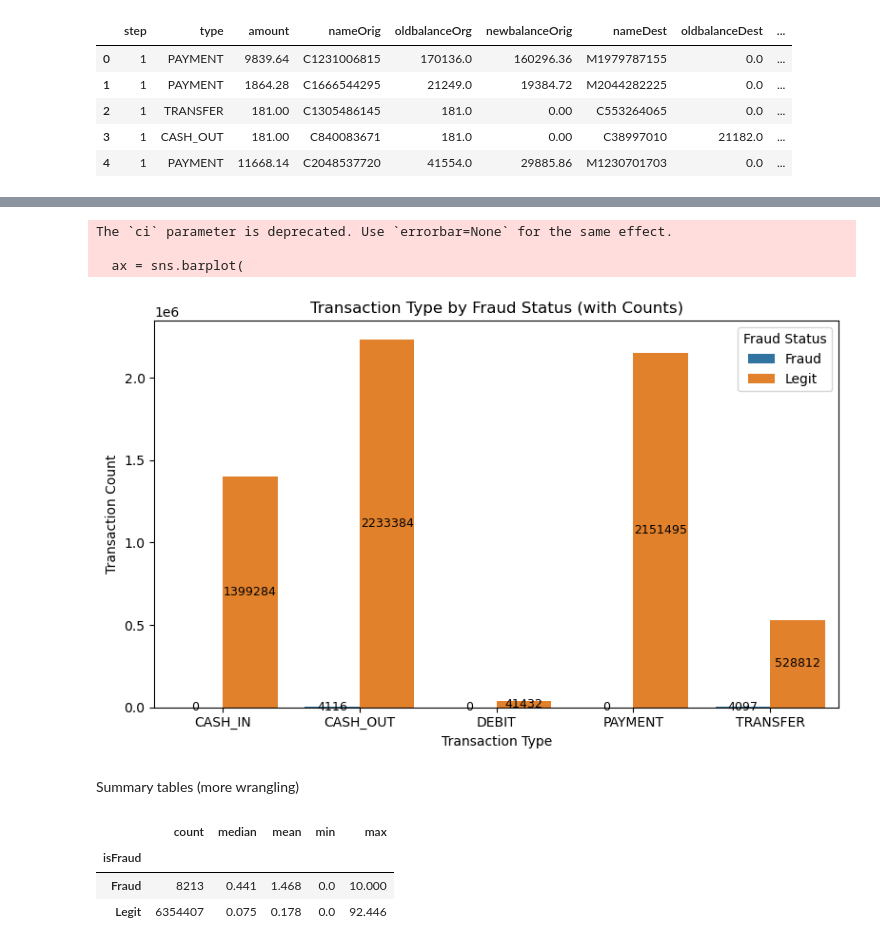
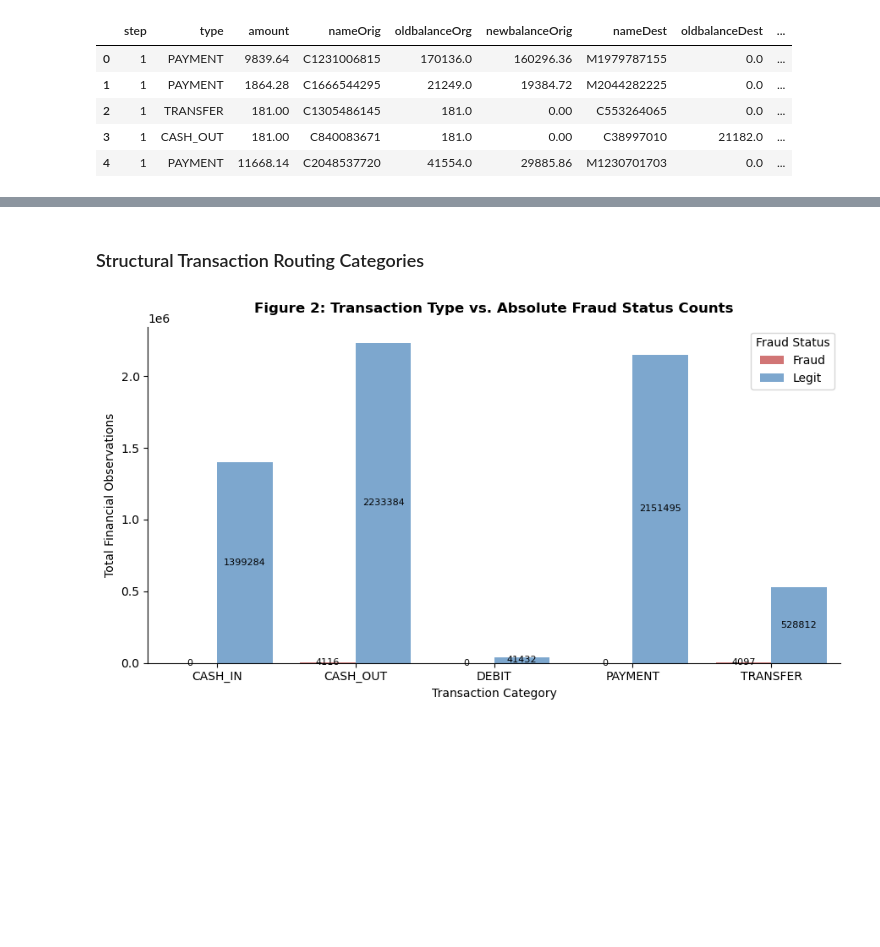
Before and after one commit to monica01101100/data-analysis-portfolio, a Jupyter notebook: finance-projects/banksim-fraud-detection/notebooks/01_eda_and_imputation.ipynb, the cells around one changed output, grey strips where cells are left out. Drawn from its saved outputs; the diff is of its cells as text; code cells hidden in the pictures; blank space fills up the shorter version.

Commit message:
Update BankSim fraud detection EDA notebook

```diff
--- a/finance-projects/banksim-fraud-detection/notebooks/01_eda_and_imputation.ipynb
+++ b/finance-projects/banksim-fraud-detection/notebooks/01_eda_and_imputation.ipynb
@@ -27,0 +29,19 @@ fraud_rate
+# %%
+# Standardize and check the target column formatting
+if df["isFraud"].dtype.name != "category":
+    df["isFraud"] = (
+        df["isFraud"]
+        .map({0: "Legit", 1: "Fraud", "Legit": "Legit", "Fraud": "Fraud"})
+        .astype("category")
+    )
+
+# Compute the exact fraud status prevalence rate using string matching
+fraud_count = (df["isFraud"] == "Fraud").sum()
+total_records = len(df)
+fraud_rate = (fraud_count / total_records) * 100
+
+# Print the verified statistical summaries
+print("--- Baseline Fraud Status Prevalence Check ---")
+print(f"Total Transactions: {total_records:,}")
+print(f"Total Fraud Events: {fraud_count:,}")
+print(f"Verified Fraud Prevalence Rate: {fraud_rate:.3f}%")
@@ -71,42 +146,44 @@ counts.head()
+# %% [markdown]
+### Structural Transaction Routing Categories
 # %%
-plt.figure(figsize=(8, 5))
+# Aggregate raw frequency indices across transaction types and fraud statuses
+counts = df.groupby(["type", "isFraud"]).size().reset_index(name="n")
+
+# Safety Check: Force ensure the labels inside the counts dataframe are text-based strings
+counts["isFraud"] = counts["isFraud"].map({0: "Legit", 1: "Fraud", "Legit": "Legit", "Fraud": "Fraud"}).astype("category")
+
+custom_palette = {"Fraud": "#e06666", "Legit": "#6fa8dc"}
+
+# Generate count charts using the explicit custom colour mapping
+plt.figure(figsize=(9, 5))
 ax = sns.barplot(
     data=counts,
     x="type",
     y="n",
     hue="isFraud",
     estimator=sum,
-    ci=None
+    errorbar=None,
+    palette=custom_palette, # Swapped generic palette for your target red/blue hex colors
 )
 
-plt.title("Transaction Type by Fraud Status (with Counts)")
-plt.xlabel("Transaction Type")
-plt.ylabel("Transaction Count")
+# Apply professional titles and axis labels
+plt.title(
+    "Figure 2: Transaction Type vs. Absolute Fraud Status Counts",
+    weight="bold",
+    pad=12,
+)
+plt.xlabel("Transaction Category")
+plt.ylabel("Total Financial Observations")
 
-# Annotate stacked bars with counts
+# Add exact integer values to the centers of the chart blocks
 for container in ax.containers:
-    ax.bar_label(container, fmt='%d', label_type='center', fontsize=9, color="black")
+    ax.bar_label(
+        container, fmt="%d", label_type="center", fontsize=8, color="black"
+    )
 
 plt.legend(title="Fraud Status")
+sns.despine()
 plt.tight_layout()
 plt.show()
 # %% [output]
-The `ci` parameter is deprecated. Use `errorbar=None` for the same effect.
-
-  ax = sns.barplot(
-[figure, old version]
+[figure, new version]
-# %% [markdown]
-Summary tables (more wrangling)
-# %%
-# Table: summary of amount (millions) by fraud status
-amount_summary = (
-    df.groupby('isFraud')['amount_millions']
-      .agg(['count', 'median', 'mean', 'min', 'max'])
-      .round(3)
-)
-amount_summary
-# %% [output]
-|  | count | median | mean | min | max |
-| isFraud |  |  |  |  |  |
-| Fraud | 8213 | 0.441 | 1.468 | 0.0 | 10.000 |
-| Legit | 6354407 | 0.075 | 0.178 | 0.0 | 92.446 |
```
Also changed, not shown: parts of 25 cells of this notebook.
